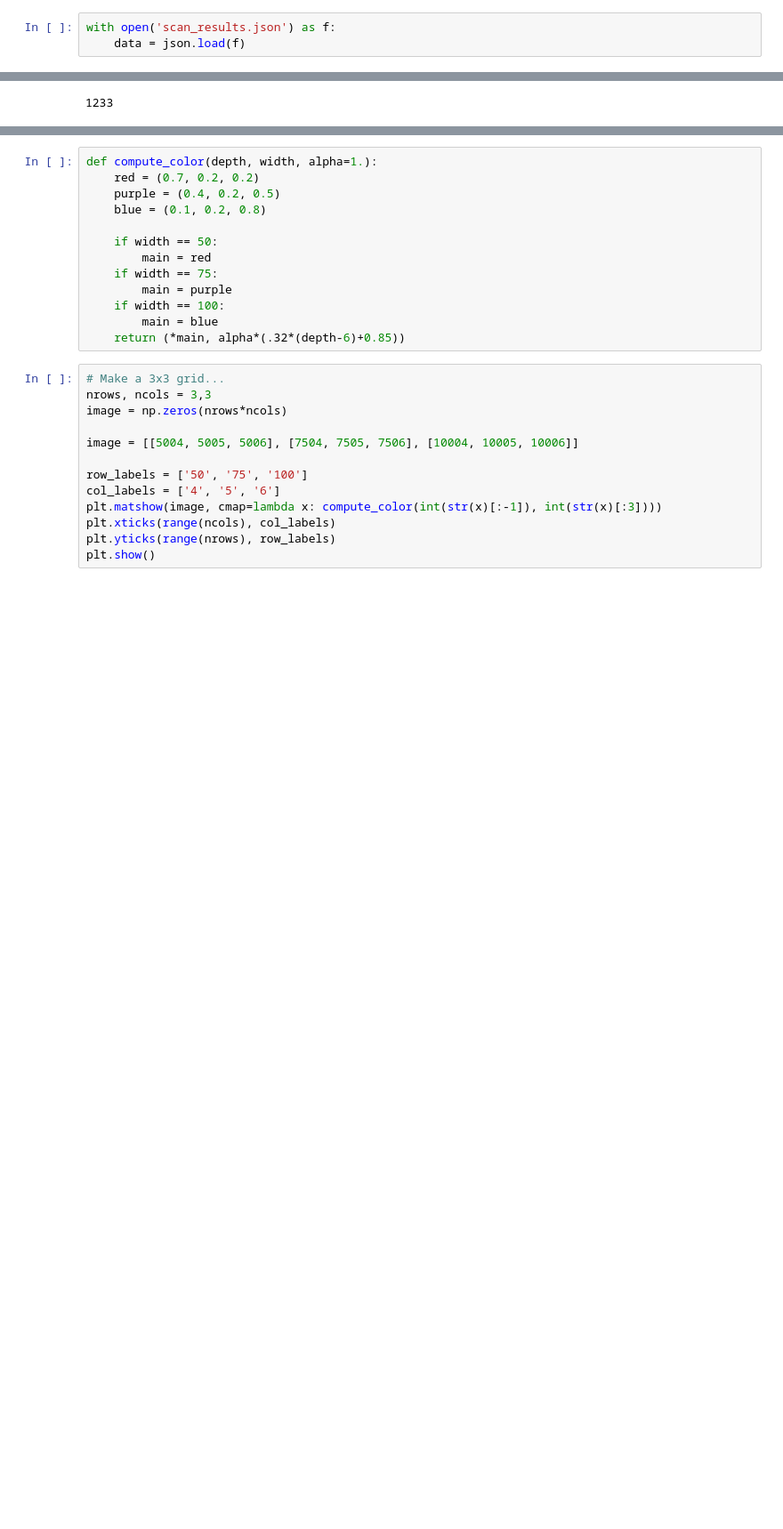
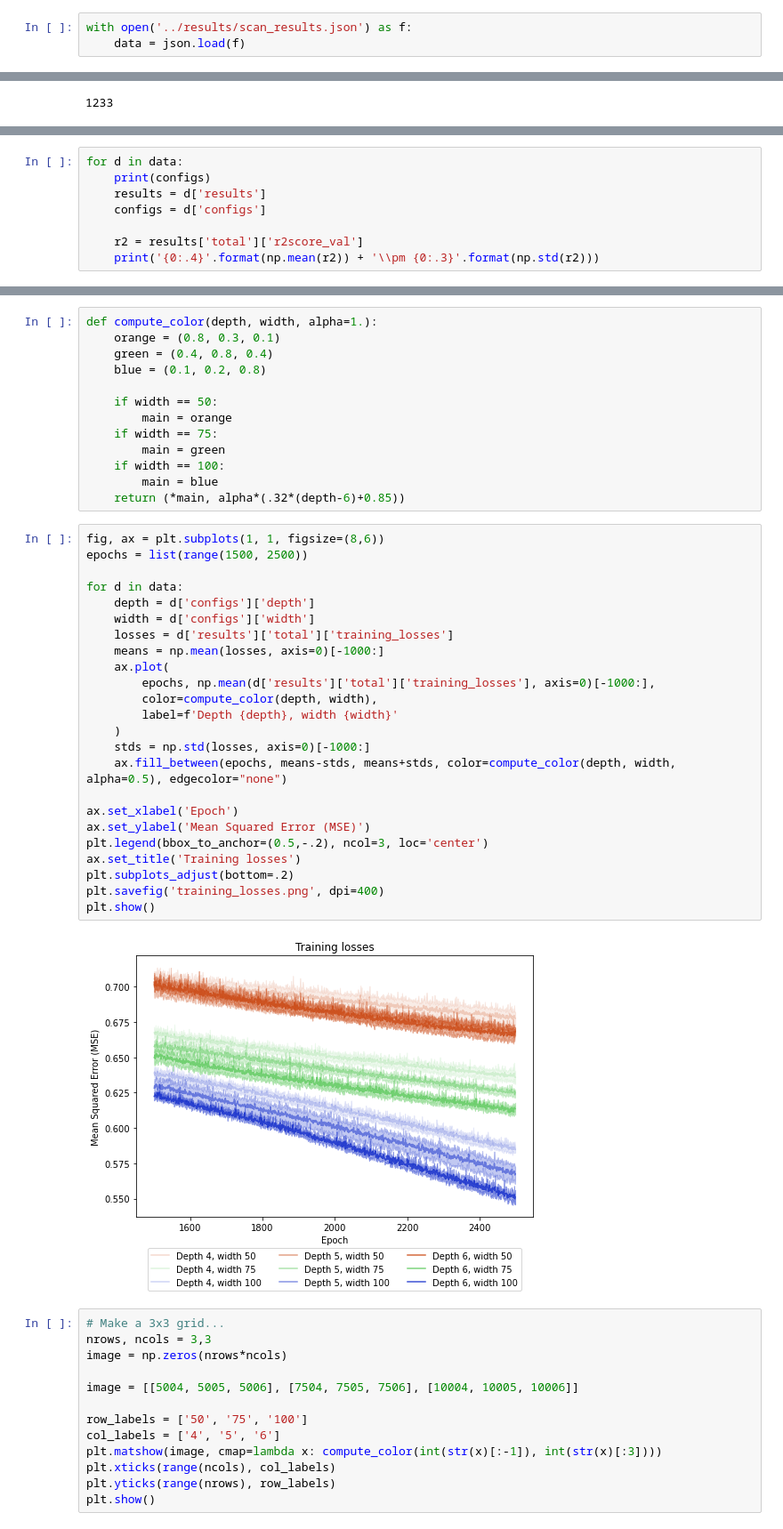
Before and after one commit to joshvillarreal/rfq-nn, a Jupyter notebook: notebooks/read_scan_results.ipynb, the cells around one changed output, grey strips where cells are left out. Shown: that part at 89% size. Drawn from its saved outputs; the diff is of its cells as text; blank space fills up the shorter version.

```diff
--- a/notebooks/read_scan_results.ipynb
+++ b/notebooks/read_scan_results.ipynb
@@ -4,7 +4,7 @@ import numpy as np
 import matplotlib.pyplot as plt
 import pandas as pd
 # %%
-with open('scan_results.json') as f:
+with open('../results/scan_results.json') as f:
     data = json.load(f)
 # %%
 loss0 = (data[0]['results']['total']['training_losses'][0])
@@ -17,0 +38,8 @@ print(total)
+# %%
+for d in data:
+    print(configs)
+    results = d['results']
+    configs = d['configs']
+
+    r2 = results['total']['r2score_val']
+    print('{0:.4}'.format(np.mean(r2)) + '\\pm {0:.3}'.format(np.std(r2)))
@@ -18,16 +133,42 @@ print(total)
 # %%
 def compute_color(depth, width, alpha=1.):
-    red = (0.7, 0.2, 0.2)
-    purple = (0.4, 0.2, 0.5)
+    orange = (0.8, 0.3, 0.1)
+    green = (0.4, 0.8, 0.4)
     blue = (0.1, 0.2, 0.8)
 
     if width == 50:
-        main = red
+        main = orange
     if width == 75:
-        main = purple
+        main = green
     if width == 100:
         main = blue
     return (*main, alpha*(.32*(depth-6)+0.85))
+# %%
+fig, ax = plt.subplots(1, 1, figsize=(8,6))
+epochs = list(range(1500, 2500))
+
+for d in data:
+    depth = d['configs']['depth']
+    width = d['configs']['width']
+    losses = d['results']['total']['training_losses']
+    means = np.mean(losses, axis=0)[-1000:]
+    ax.plot(
+        epochs, np.mean(d['results']['total']['training_losses'], axis=0)[-1000:],
+        color=compute_color(depth, width),
+        label=f'Depth {depth}, width {width}'
+    )
+    stds = np.std(losses, axis=0)[-1000:]
+    ax.fill_between(epochs, means-stds, means+stds, color=compute_color(depth, width, alpha=0.5), edgecolor="none")
+
+ax.set_xlabel('Epoch')
+ax.set_ylabel('Mean Squared Error (MSE)')
+plt.legend(bbox_to_anchor=(0.5,-.2), ncol=3, loc='center')
+ax.set_title('Training losses')
+plt.subplots_adjust(bottom=.2)
+plt.savefig('training_losses.png', dpi=400)
+plt.show()
+# %% [output]
+[figure, added]
 # %%
 # Make a 3x3 grid...
 nrows, ncols = 3,3
```
Also changed, not shown: parts of 7 cells of this notebook, 26 other files.
